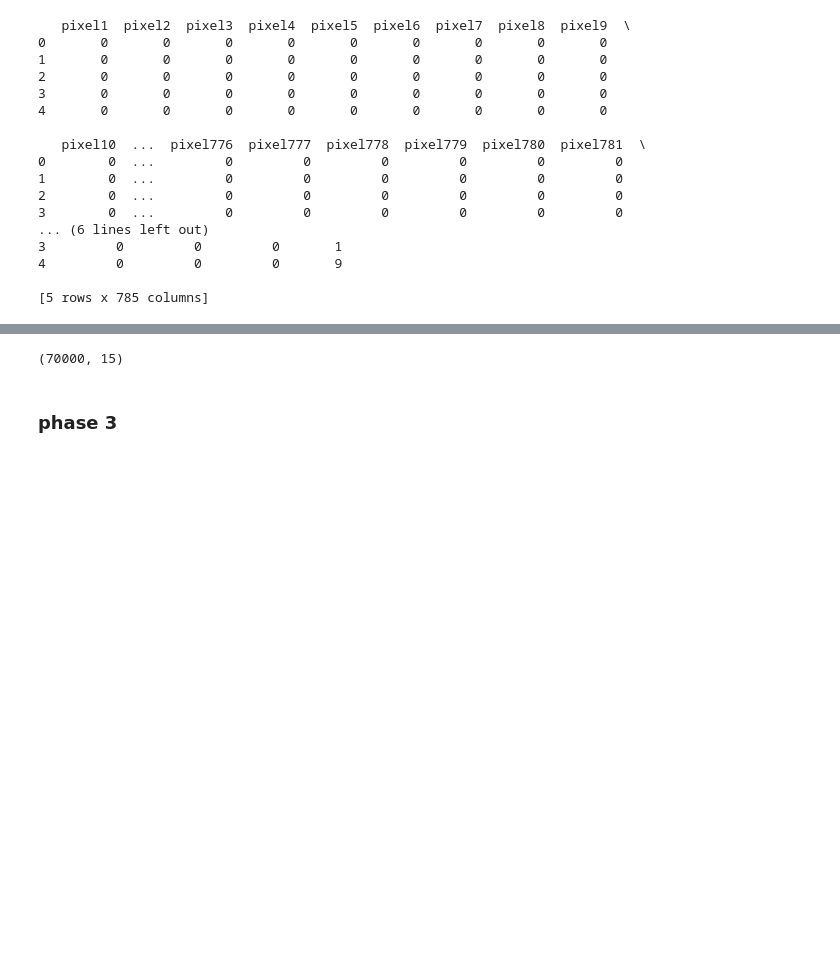
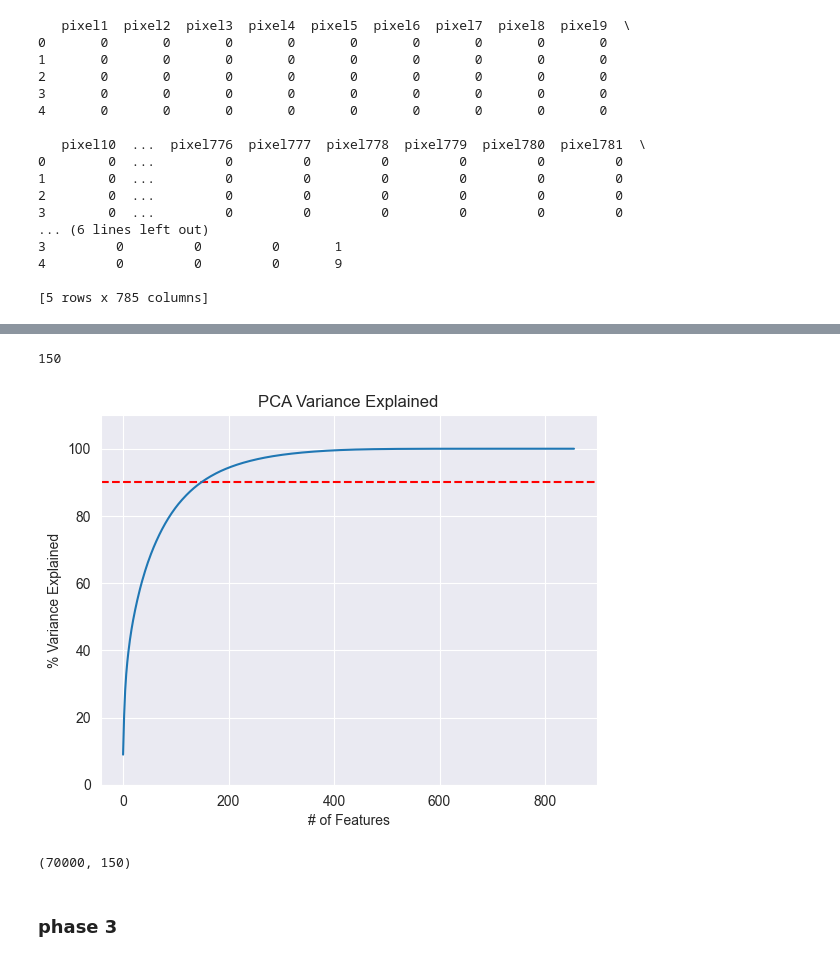
Before and after one commit to Iman9mo/ML-project2, a Jupyter notebook: project2.ipynb, the cells around one changed output, grey strips where cells are left out. Saved outputs shown, nothing was run; the diff lists cells and outputs as text; code cells hidden in the pictures; blank space fills up the shorter version.

```diff
--- a/project2.ipynb
+++ b/project2.ipynb
@@ -281,8 +172,35 @@ plt.show()
+# %%
+import numpy as np
+import matplotlib.pyplot as plt
+from sklearn.decomposition import PCA
+
+# Assuming 'features' is your original dataset
+pca = PCA()
+pca.fit(features_minus_mean)
+
+# Calculate the explained variance ratio
+explained_variance_ratio = pca.explained_variance_ratio_
+
+# Calculate cumulative variance
+cumulative_variance = np.cumsum(explained_variance_ratio) * 100
+n_component = np.argmax(cumulative_variance >= 90) + 1
+print(n_component)
+# Plotting
+plt.ylabel('% Variance Explained')
+plt.xlabel('# of Features')
+plt.title('PCA Variance Explained')
+plt.ylim(0, 110)
+plt.axhline(y=90, color='r', linestyle='--')
+plt.plot(cumulative_variance)
+plt.show()
+# %% [output]
+150
+[figure, added]
 # %%
-X_reduced = (PCA(n_components=15)).fit_transform(X_standardized)
+X_reduced = (PCA(n_components=n_component)).fit_transform(features_minus_mean)
 print(X_reduced.shape)
 # %% [output]
-(70000, 15)
+(70000, 150)
 # %% [markdown]
 ### phase 3
 # %%
```
Also changed, not shown: parts of 14 cells of this notebook, 10 other files.
